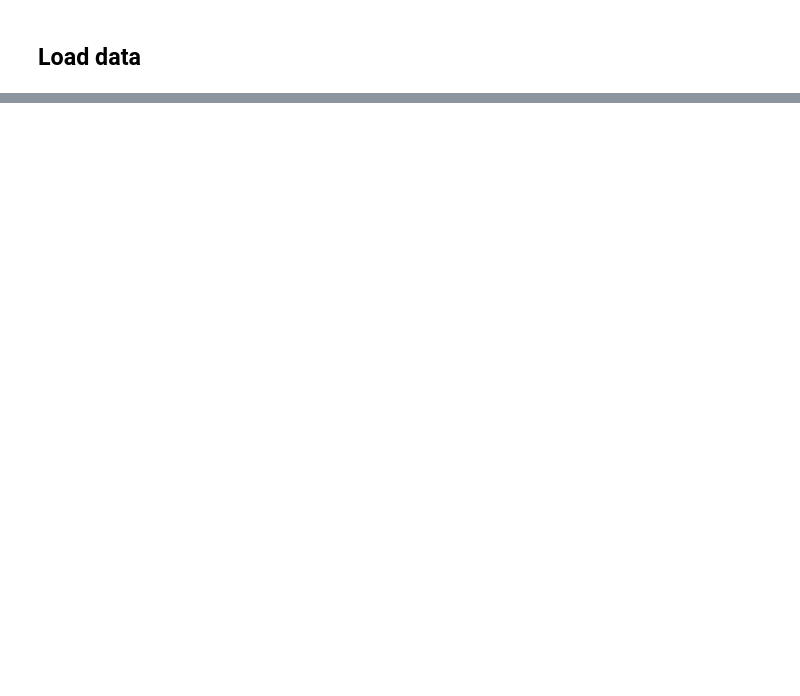
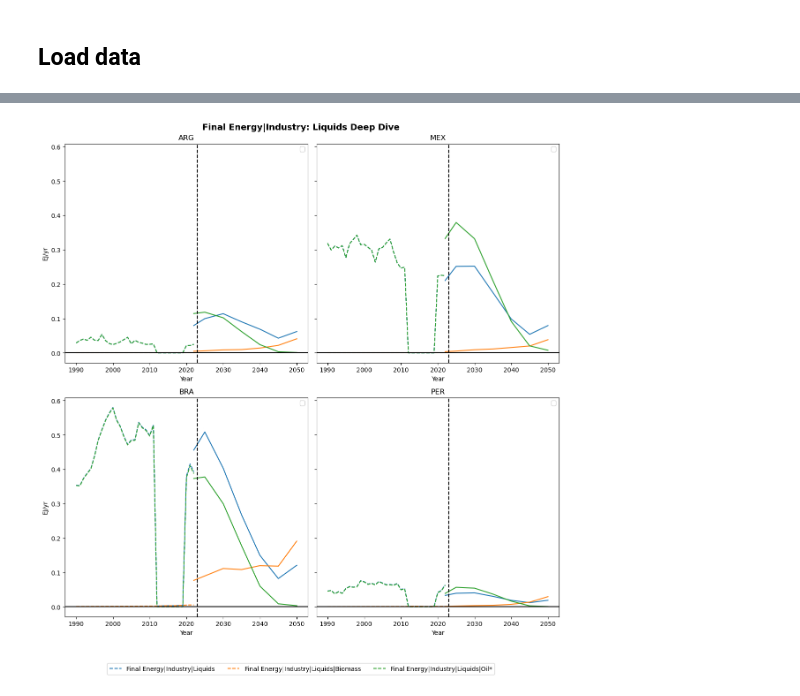
Before and after one commit to fabiosferra/DSCALE, a Jupyter notebook: notebook/explore_results.ipynb, the cells around one changed output, grey strips where cells are left out. Saved outputs shown, nothing was run; the diff lists cells and outputs as text; code cells hidden in the pictures; blank space fills up the shorter version.

```diff
--- a/notebook/explore_results.ipynb
+++ b/notebook/explore_results.ipynb
@@ -584,0 +395,25 @@ plt.tight_layout()
+# %%
+f, axes = plt.subplots(nrows=2,ncols=2,figsize=(12,12),sharey=True)
+
+#plot_vars = final_energy("Residential and Commercial", ["Liquids", "Electricity", "Solids"])
+plot_vars = final_energy("Industry", ["Liquids","Liquids|Biomass","Liquids|Oil*"])#, "Electricity", "Gases", "Solids"])
+plot_isos = ['ARG','MEX','BRA','PER']
+
+interpolated_data = dscale_results.filter(variable=plot_vars).interpolate(time=range(2010,2101,1))
+
+
+for count, ax in enumerate(axes.ravel()[:len(plot_isos)]):
+    hist_data.filter(variable=plot_vars, region=plot_isos[count], year=range(1990,2023)).plot(ax=ax, linestyle="--", color="variable")
+    interpolated_data.filter(variable=plot_vars, region=plot_isos[count], year=range(2022,2051)).plot(ax=ax, color="variable")
+
+    ax.axvline(x=2023,color='k',ls='--')
+    ax.axhline(y=0,color='k',ls='-')
+    ax.set_title(plot_isos[count])
+    ax.legend([])
+
+
+f.suptitle('Final Energy|Industry: Liquids Deep Dive',fontsize=14,fontweight='bold')
+f.legend(plot_vars,ncols=4,loc='center',bbox_to_anchor=[0.5,-0.05])
+plt.tight_layout()
+# %% [output]
+[figure, added]
```
Also changed, not shown: parts of 68 cells of this notebook.
